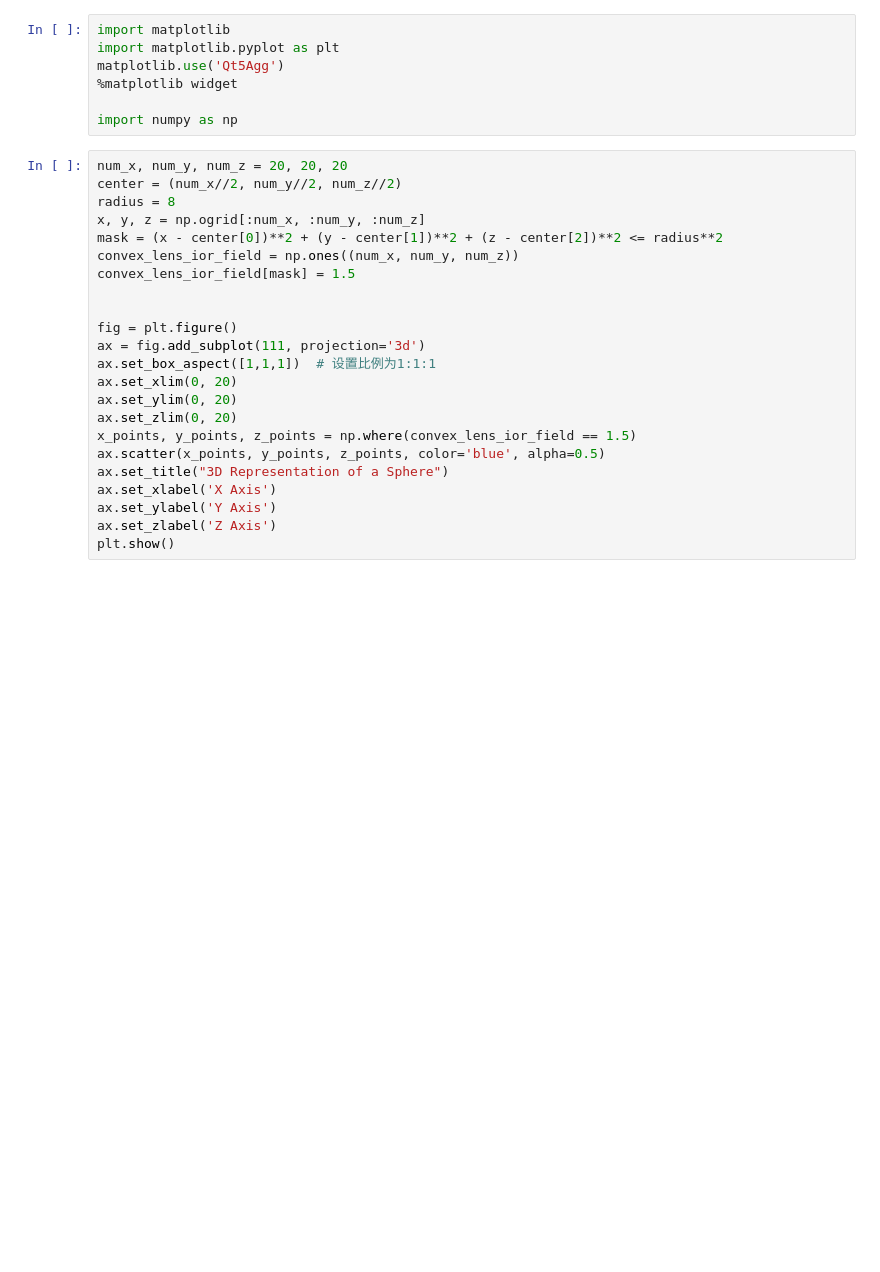
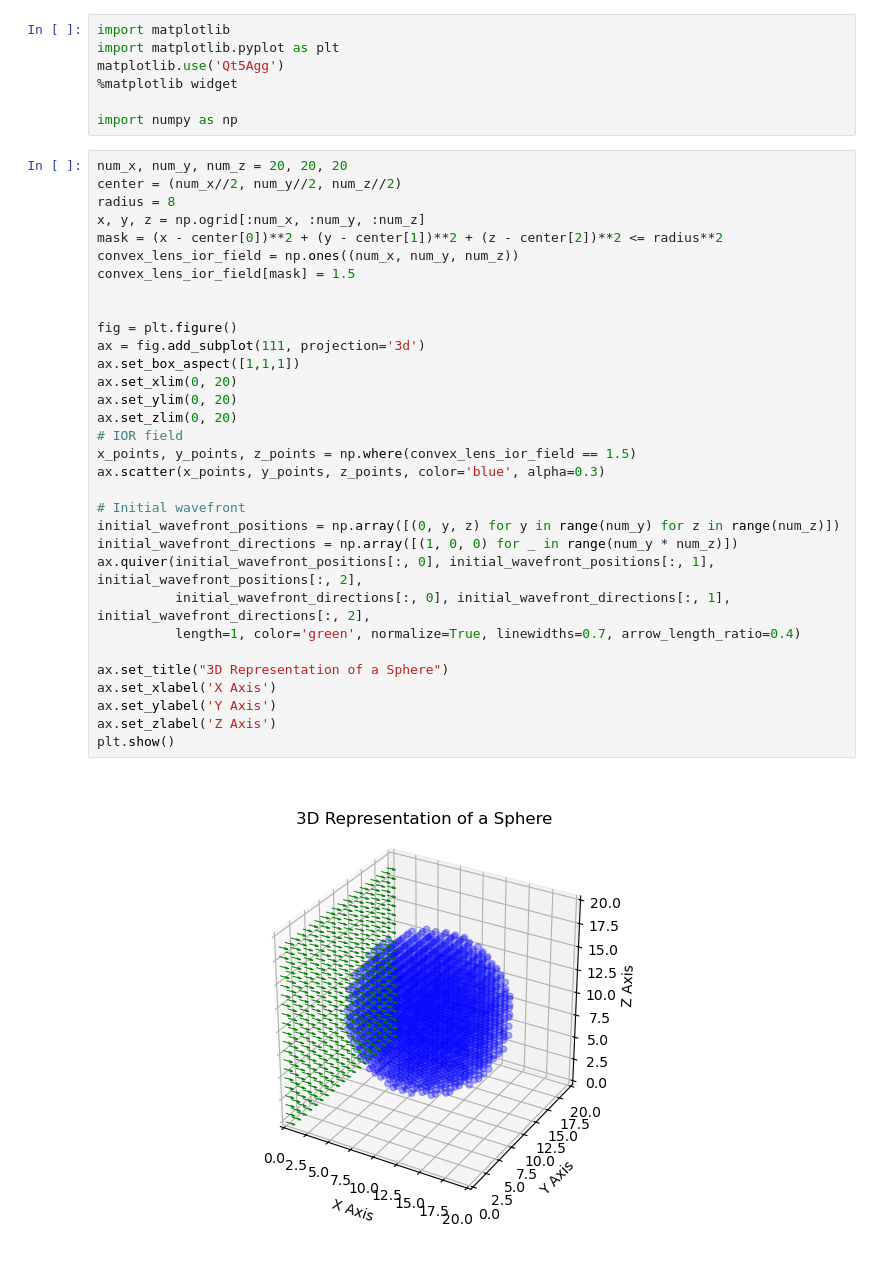
Before and after one commit to swirling-wind/demo-3D-eikonal, a Jupyter notebook: demo_3D.ipynb, the cells around one changed output. Drawn from its saved outputs; the diff is of its cells as text; blank space fills up the shorter version.

```diff
--- a/demo_3D.ipynb
+++ b/demo_3D.ipynb
@@ -8,26 +8,37 @@ import numpy as np
 # %%
 num_x, num_y, num_z = 20, 20, 20
 center = (num_x//2, num_y//2, num_z//2)
 radius = 8
 x, y, z = np.ogrid[:num_x, :num_y, :num_z]
 mask = (x - center[0])**2 + (y - center[1])**2 + (z - center[2])**2 <= radius**2
 convex_lens_ior_field = np.ones((num_x, num_y, num_z))
 convex_lens_ior_field[mask] = 1.5
 
 
 fig = plt.figure()
 ax = fig.add_subplot(111, projection='3d')
-ax.set_box_aspect([1,1,1])  # 设置比例为1:1:1
+ax.set_box_aspect([1,1,1])
 ax.set_xlim(0, 20)
 ax.set_ylim(0, 20)
 ax.set_zlim(0, 20)
+# IOR field
 x_points, y_points, z_points = np.where(convex_lens_ior_field == 1.5)
-ax.scatter(x_points, y_points, z_points, color='blue', alpha=0.5)
+ax.scatter(x_points, y_points, z_points, color='blue', alpha=0.3)
+
+# Initial wavefront
+initial_wavefront_positions = np.array([(0, y, z) for y in range(num_y) for z in range(num_z)])
+initial_wavefront_directions = np.array([(1, 0, 0) for _ in range(num_y * num_z)])
+ax.quiver(initial_wavefront_positions[:, 0], initial_wavefront_positions[:, 1], initial_wavefront_positions[:, 2],
+          initial_wavefront_directions[:, 0], initial_wavefront_directions[:, 1], initial_wavefront_directions[:, 2],
+          length=1, color='green', normalize=True, linewidths=0.7, arrow_length_ratio=0.4)
+
 ax.set_title("3D Representation of a Sphere")
 ax.set_xlabel('X Axis')
 ax.set_ylabel('Y Axis')
 ax.set_zlabel('Z Axis')
 plt.show()
+# %% [output]
+[figure, added]
 # %%
 def compute_3d_gradients(IOR):
     grad_x = np.gradient(IOR, axis=0)
```
Also changed, not shown: parts of 4 cells of this notebook.
